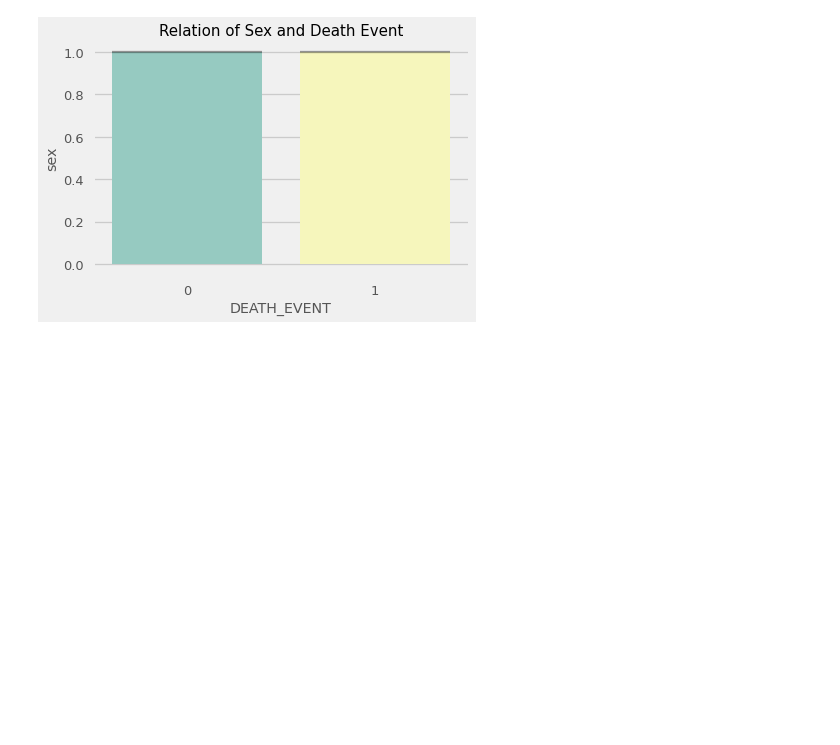
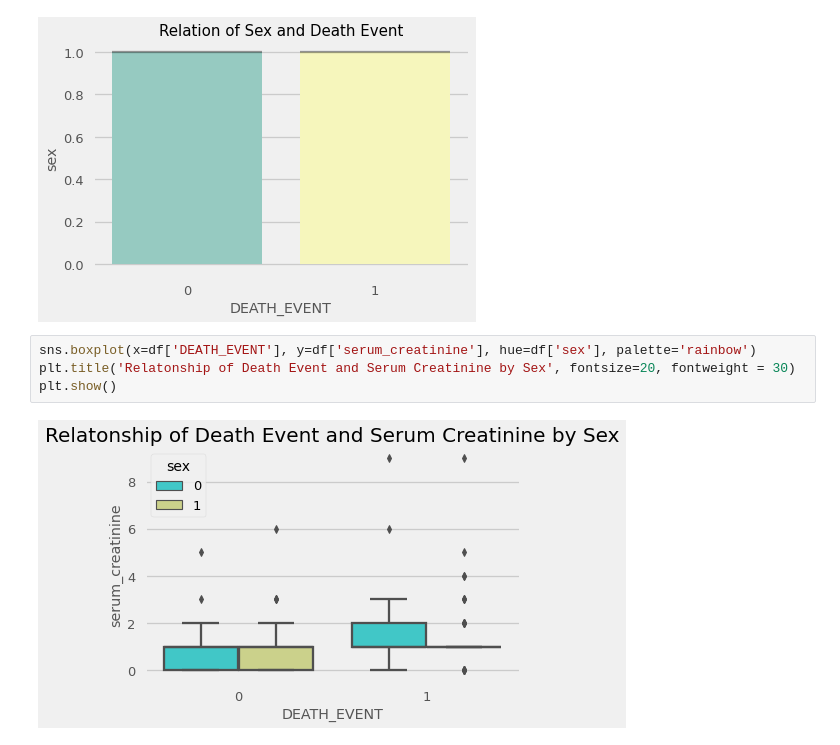
Before and after one commit to tyceaddley/Heart_Failure_Analysis, a Jupyter notebook: Heart_Disease.ipynb, the cells around one changed output. Drawn from its saved outputs; the diff is of its cells as text; blank space fills up the shorter version.

```diff
--- a/Heart_Disease.ipynb
+++ b/Heart_Disease.ipynb
@@ -157,3 +141,9 @@ plt.title('Relation of Sex and Death Event', fontsize = 15,  fontweight = 20)
 plt.show()
 # %% [output]
 [figure]
+# %%
+sns.boxplot(x=df['DEATH_EVENT'], y=df['serum_creatinine'], hue=df['sex'], palette='rainbow')
+plt.title('Relatonship of Death Event and Serum Creatinine by Sex', fontsize=20, fontweight = 30)
+plt.show()
+# %% [output]
+[figure, added]
```
Also changed, not shown: parts of 16 cells of this notebook.
